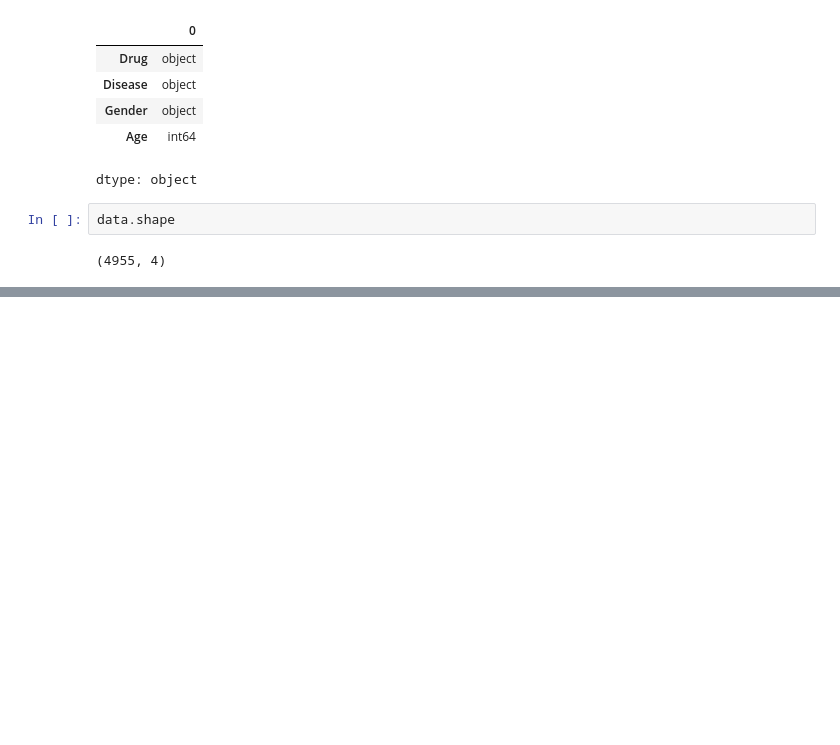
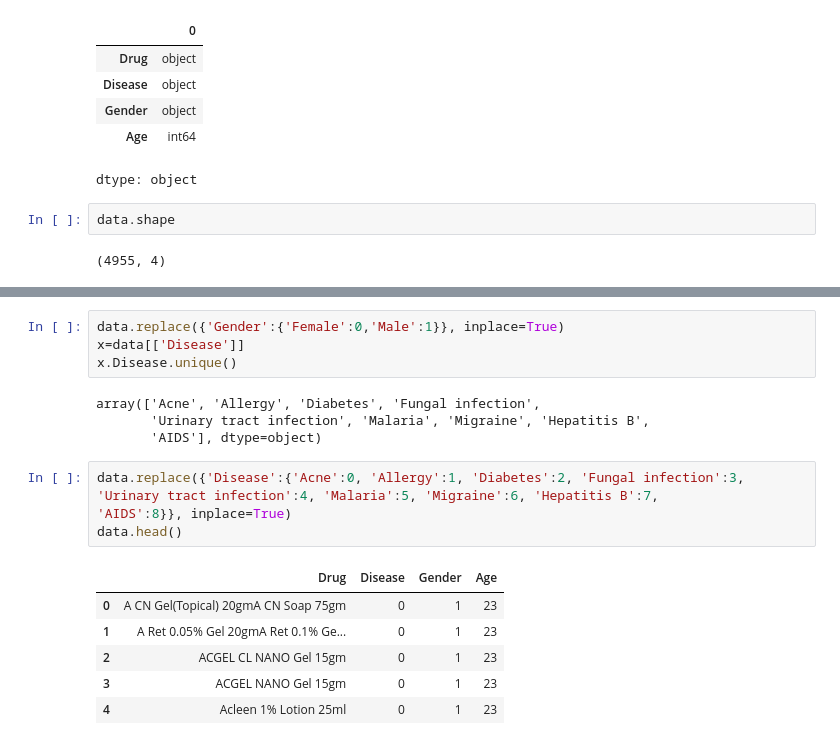
Before and after one commit to SARTHAKABIDRA/Disease-Prediction-Drug-Recommendation, a Jupyter notebook: Disease_Prediction_and_Drug_Recommendation.ipynb, the cells around one changed output, grey strips where cells are left out. Saved outputs shown, nothing was run; the diff lists cells and outputs as text; blank space fills up the shorter version.

```diff
--- a/Disease_Prediction_and_Drug_Recommendation.ipynb
+++ b/Disease_Prediction_and_Drug_Recommendation.ipynb
@@ -317,0 +327,20 @@ data.shape
+# %%
+data.replace({'Gender':{'Female':0,'Male':1}}, inplace=True)
+x=data[['Disease']]
+x.Disease.unique()
+# %% [output]
+array(['Acne', 'Allergy', 'Diabetes', 'Fungal infection',
+       'Urinary tract infection', 'Malaria', 'Migraine', 'Hepatitis B',
+       'AIDS'], dtype=object)
+# %%
+data.replace({'Disease':{'Acne':0, 'Allergy':1, 'Diabetes':2, 'Fungal infection':3,
+'Urinary tract infection':4, 'Malaria':5, 'Migraine':6, 'Hepatitis B':7,
+'AIDS':8}}, inplace=True)
+data.head()
+# %% [output]
+|  | Drug | Disease | Gender | Age |
+| 0 | A CN Gel(Topical) 20gmA CN Soap 75gm | 0 | 1 | 23 |
+| 1 | A Ret 0.05% Gel 20gmA Ret 0.1% Ge... | 0 | 1 | 23 |
+| 2 | ACGEL CL NANO Gel 15gm | 0 | 1 | 23 |
+| 3 | ACGEL NANO Gel 15gm | 0 | 1 | 23 |
+| 4 | Acleen 1% Lotion 25ml | 0 | 1 | 23 |
```
Also changed, not shown: parts of 14 cells of this notebook.
